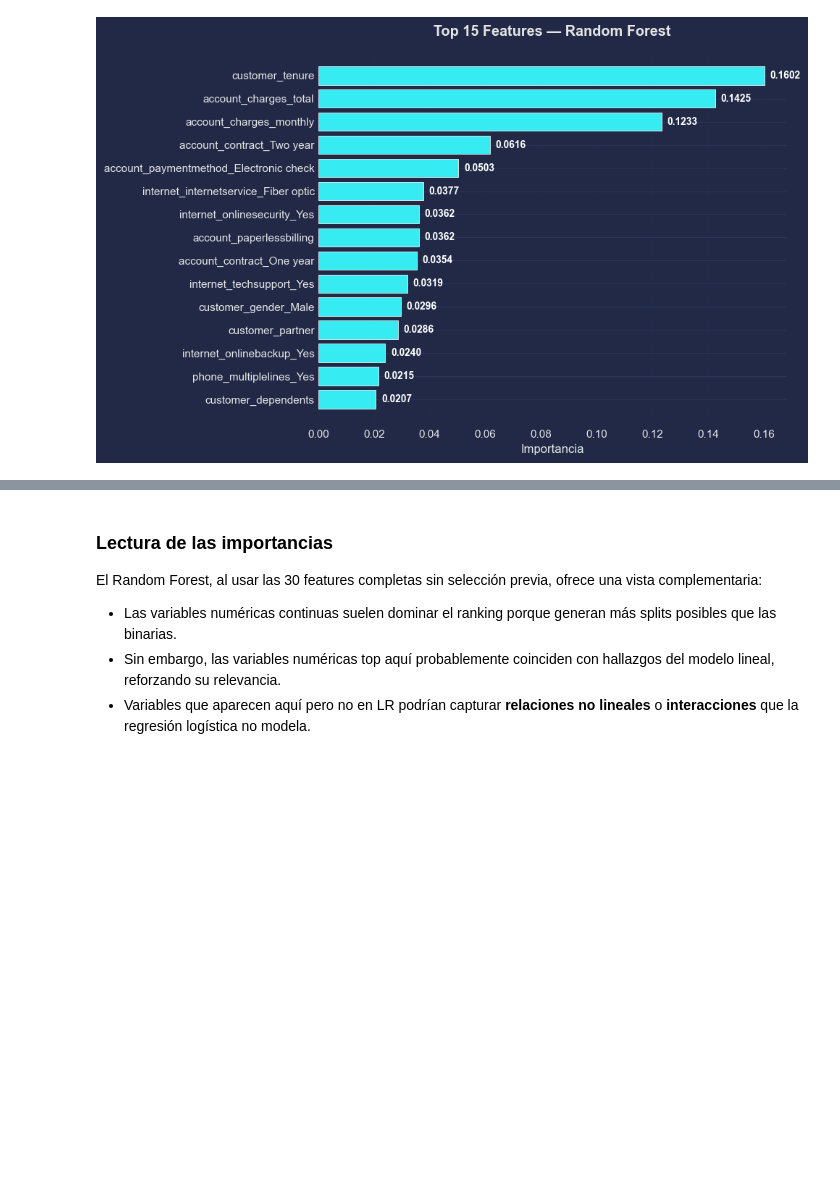
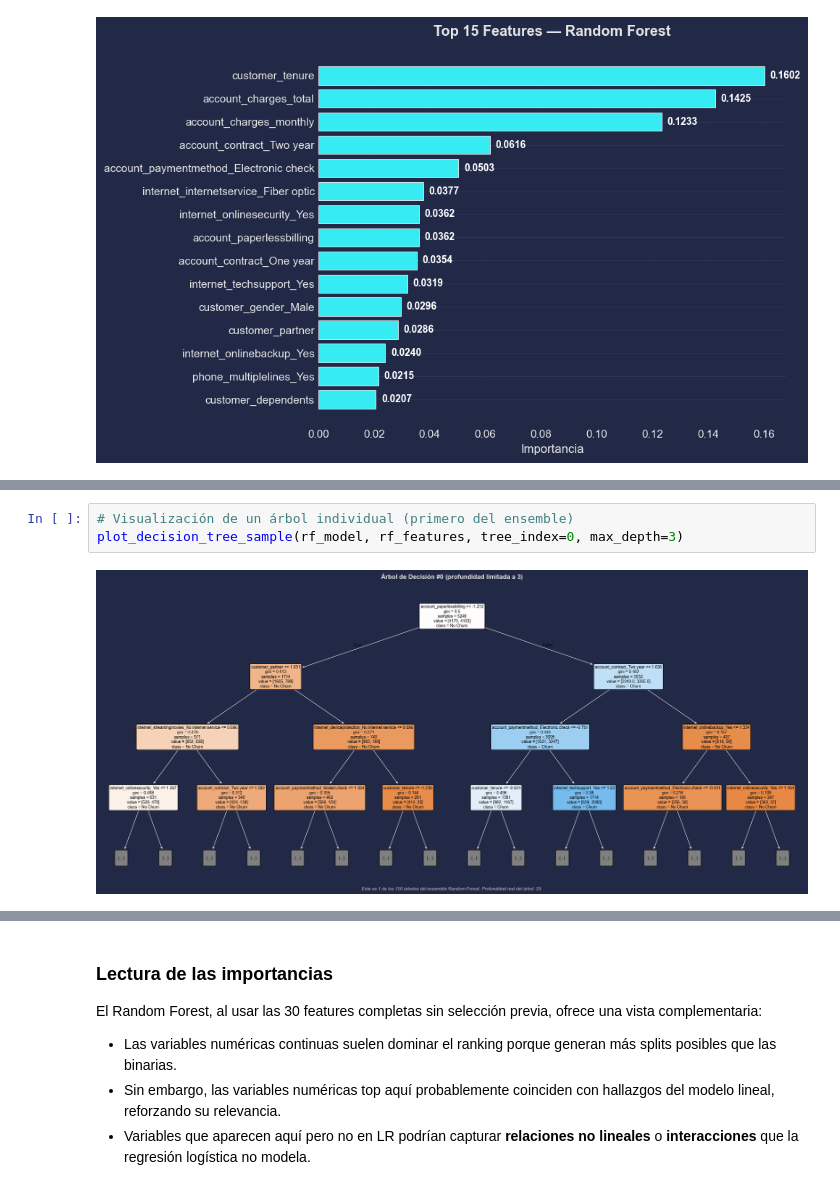
Before and after one commit to marianoInsa/ONE-TelecomX-2, a Jupyter notebook: notebooks/04_interpretacion_conclusiones.ipynb, the cells around one changed output, grey strips where cells are left out. Saved outputs shown, nothing was run; the diff lists cells and outputs as text; blank space fills up the shorter version.

```diff
--- a/notebooks/04_interpretacion_conclusiones.ipynb
+++ b/notebooks/04_interpretacion_conclusiones.ipynb
@@ -183,0 +193,5 @@ plot_feature_importance(rf_importances, rf_features, "Random Forest", top_n=15)
+# %%
+# Visualización de un árbol individual (primero del ensemble)
+plot_decision_tree_sample(rf_model, rf_features, tree_index=0, max_depth=3)
+# %% [output]
+[figure, added]
```
Also changed, not shown: parts of 4 cells of this notebook, 5 other files.
